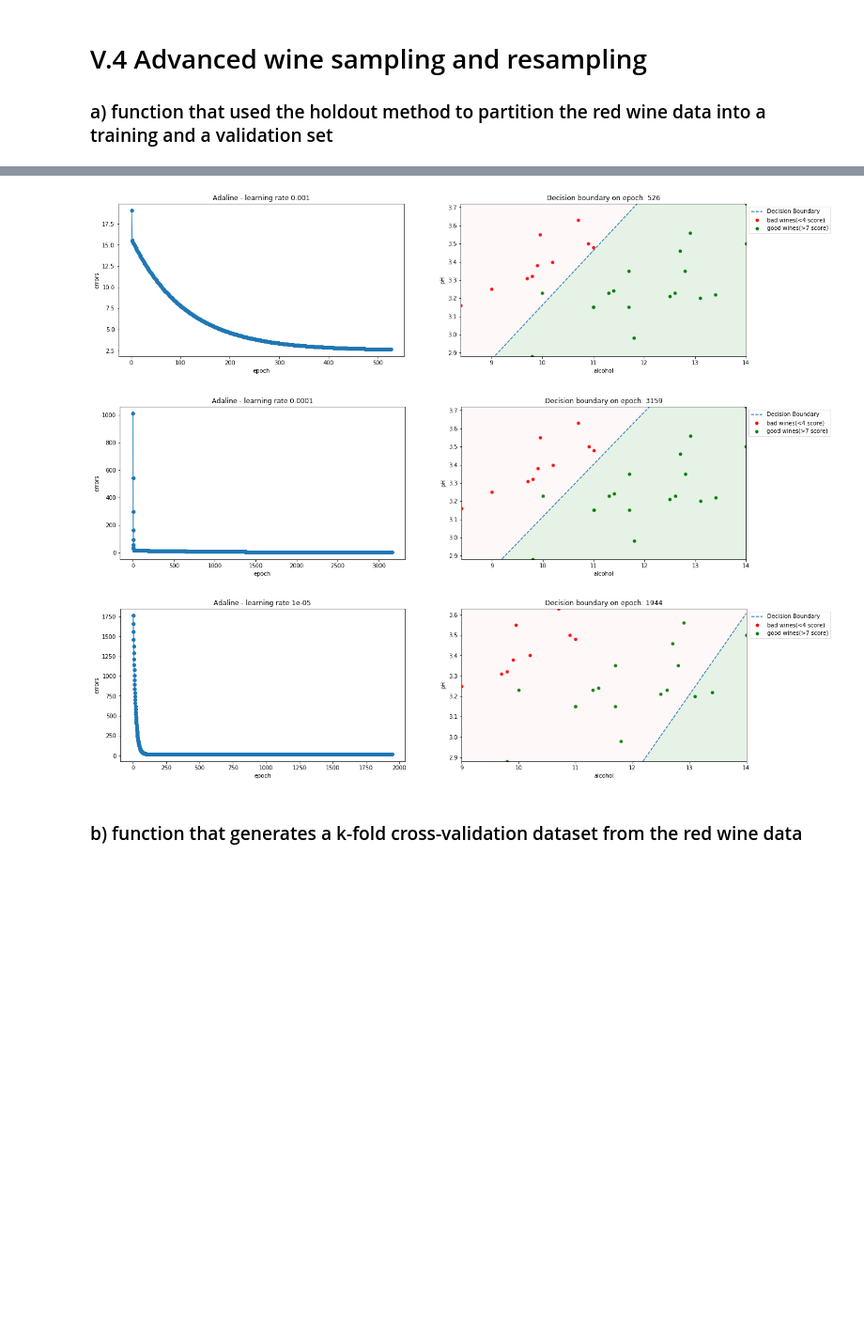
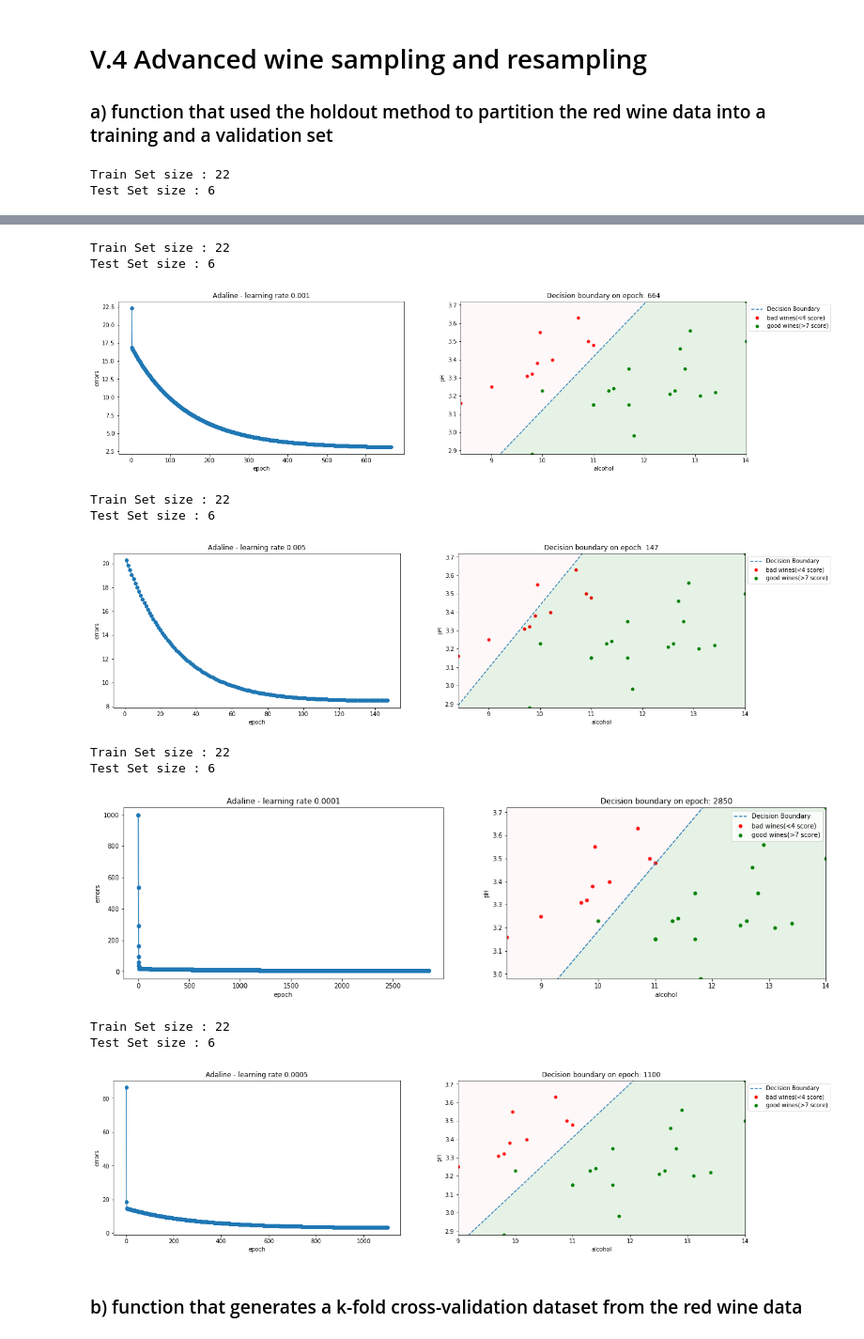
Before and after one commit to moonsonu/ft_sommelier, a Jupyter notebook: sommelier.ipynb, the cells around one changed output, grey strips where cells are left out. Shown at 94% size. Saved outputs shown, nothing was run; the diff lists cells and outputs as text; code cells hidden in the pictures; blank space fills up the shorter version.

```diff
--- a/sommelier.ipynb
+++ b/sommelier.ipynb
@@ -322,27 +383,37 @@ class adaline():
             result += dot
             an.append(result)
         return an
+
     def wupdate(self, dotprod):
         for i in range(len(self.w_[1:])):
             self.w_[i + 1] += self.eta * dotprod[i]
         return (self.w_[1:])
+
     def calcerror(self, output):
         e_ = []
         for i in range(len(output)):
             error = y[i] - output[i]
             e_.append(error)
         return e_
+
     def calccost(self, X, y):
         cost = 0
         for i in range(len(y)):
             cost += (y[i] - X[i])**2
         return cost / 2
+
+    def predict(self, X):
+        if self.net_input2(X) == 0.0:
+            return 1
+        else:
+            return -1
+
     def accuracy(self, X, y):
         correct = 0
         for xi, yi in zip(X, y):
-            correct += int(int(xi) == int(yi))
+            correct += int(self.predict(xi) == int(yi))
             accuracy = correct / len(y)
-            print('[.] Accuracy: {0:.3f}'.format(accuracy))
+            print('Accuracy: {0:.3f}'.format(accuracy))
         return accuracy
 # %%
 def plot_performance_ada(performance, df, good_thresh, bad_thresh, epoch=-1, save_plot=False):
@@ -437,8 +513,8 @@ def plot_performance_ada_holdout(performance, df, good_thresh, bad_thresh, epoch
     y = [1 if k >= good_thresh else -1 for k in train['quality']]
     test_X = test.loc[:,['alcohol', 'pH']].values
     test_y = [1 if k >= good_thresh else -1 for k in test['quality']]
+    data = ada.fit(X, y)
     #ada.accuracy(test_X, test_y)
-    data = ada.fit(X, y)
     plt.figure(figsize=(20,5))
     numvar = X.shape[0]
     x2_ = []
@@ -489,10 +565,18 @@ plot_performance_ada_holdout(ada, df, 8, 3,)
 ada = adaline(eta=0.001)
 df = pd.read_csv('winequality-red.csv', sep=';')
 plot_performance_ada_holdout(ada, df, 8, 3,)
+ada = adaline(eta=0.005)
+df = pd.read_csv('winequality-red.csv', sep=';')
+plot_performance_ada_holdout(ada, df, 8, 3,)
 ada = adaline(eta=0.0001)
 df = pd.read_csv('winequality-red.csv', sep=';')
 plot_performance_ada_holdout(ada, df, 8, 3,)
-ada = adaline(eta=0.00001)
+ada = adaline(eta=0.0005)
 df = pd.read_csv('winequality-red.csv', sep=';')
 plot_performance_ada_holdout(ada, df, 8, 3,)
+#ada = adaline(eta=0.00001)
+#df = pd.read_csv('winequality-red.csv', sep=';')
+#plot_performance_ada_holdout(ada, df, 8, 3,)
 # %% [output]
+Train Set size : 22
+Test Set size : 6
@@ -500,6 +584,15 @@ plot_performance_ada_holdout(ada, df, 8, 3,)
+Train Set size : 22
+Test Set size : 6
-[figure, old version]
+[figure, new version]
+Train Set size : 22
+Test Set size : 6
-[figure, old version]
+[figure, new version]
+Train Set size : 22
+Test Set size : 6
-[figure, old version]
+[figure, new version]
+Train Set size : 22
+Test Set size : 6
+[figure, added]
 # %% [markdown]
 ### b) function that generates a k-fold cross-validation dataset from the red wine data
 # %%
```
Also changed, not shown: parts of 10 cells of this notebook.
